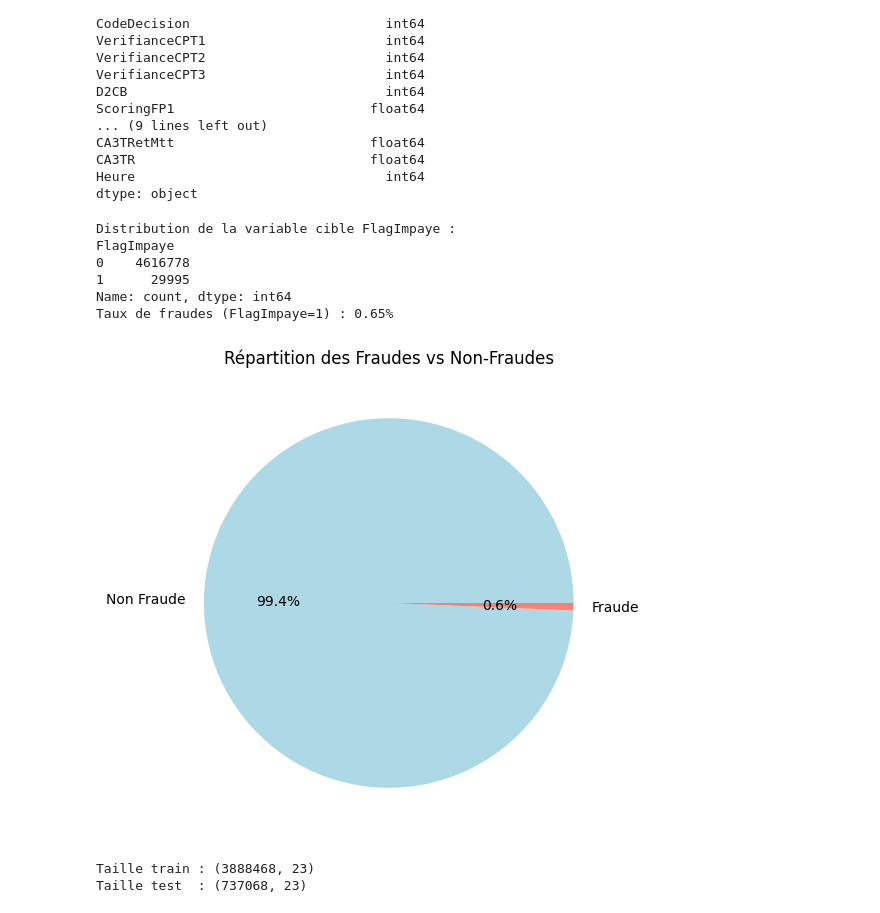
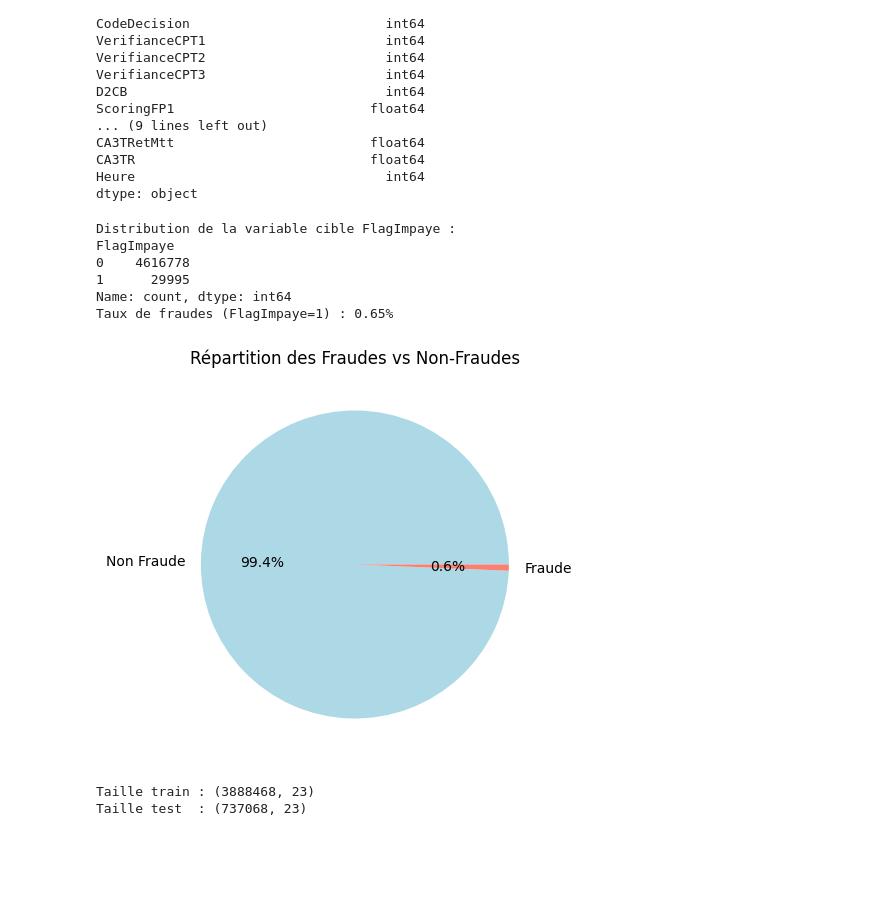
Before and after one commit to yousra-bouhanna/Machine_Learning_Challenge, a Jupyter notebook: Part 2.ipynb, the cells around one changed output. Drawn from its saved outputs; the diff is of its cells as text; code cells hidden in the pictures; blank space fills up the shorter version.

```diff
--- a/Part 2.ipynb
+++ b/Part 2.ipynb
@@ -147,31 +147,31 @@ dtype: object
 # %%
 # Maintenant on vérifie la colonne cible et on regarde sa distribution pour detecter le déséquilibre
 print("\nDistribution de la variable cible FlagImpaye :")
 print(df["FlagImpaye"].value_counts())
 
 # On affiche les pourcentages
 fraud_rate = df["FlagImpaye"].mean()
 # sous forme de pourcentage
 print(f"Taux de fraudes (FlagImpaye=1) : {fraud_rate*100:.2f}%")
 
 # On fait un petit graphique circulaire pour mieux voir
-plt.figure(figsize=(6, 6))
+plt.figure(figsize=(5, 5))
 df["FlagImpaye"].value_counts().plot.pie(
     autopct="%1.1f%%",
     colors=["lightblue", "salmon"],
     labels=["Non Fraude", "Fraude"]
 )
 plt.ylabel("")
 plt.title("Répartition des Fraudes vs Non-Fraudes")
 plt.show()
 # %% [output]
 Distribution de la variable cible FlagImpaye :
 FlagImpaye
 0    4616778
 1      29995
 Name: count, dtype: int64
 Taux de fraudes (FlagImpaye=1) : 0.65%
-[figure, old version]
+[figure, new version]
 # %%
 # Split temporel des données train et test
 
```
Also changed, not shown: parts of 6 cells of this notebook, 1 other file.
